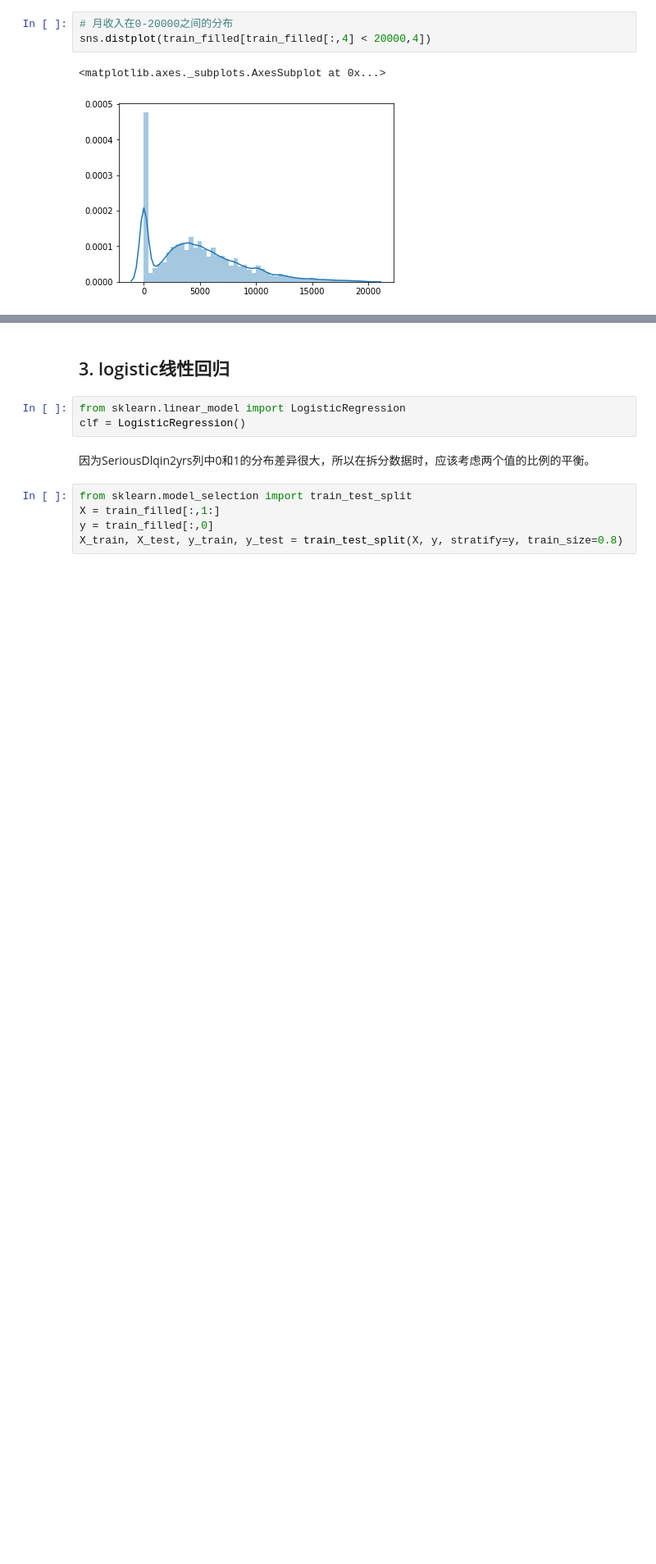
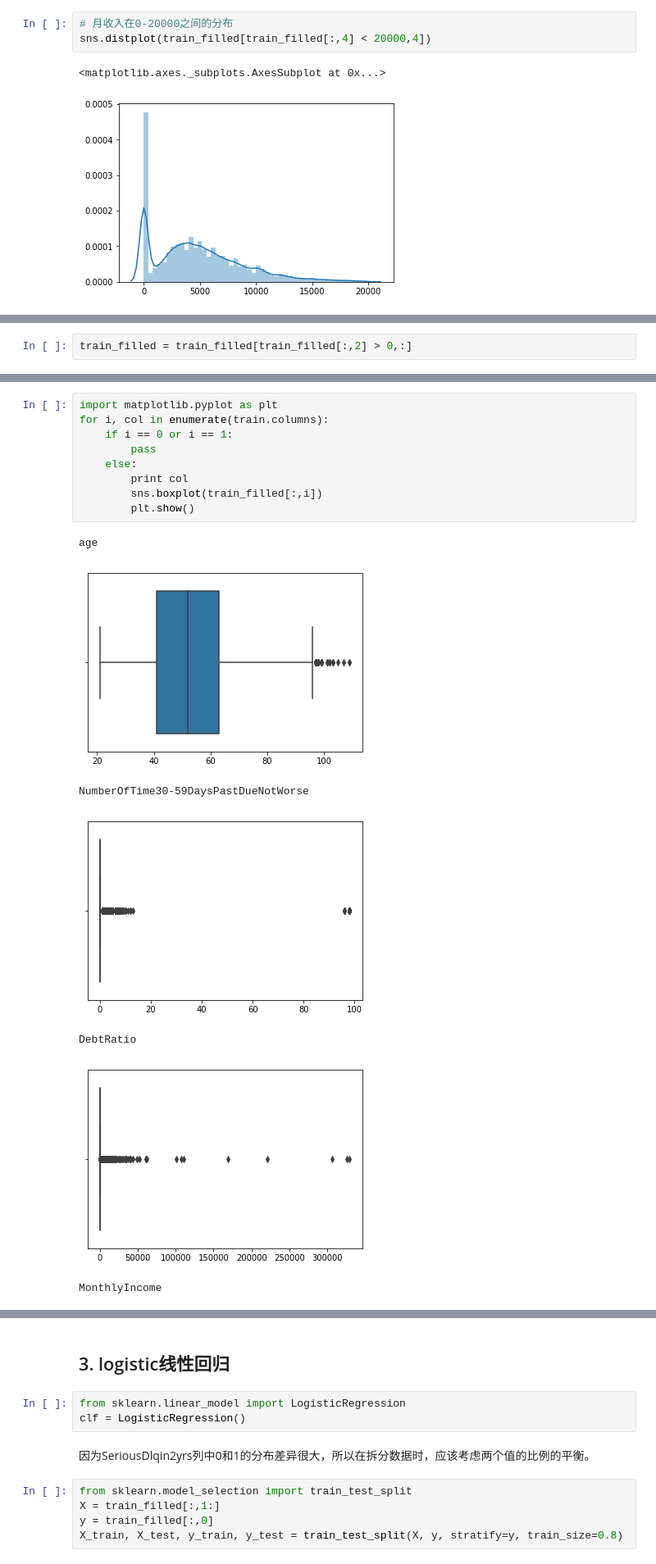
Before and after one commit to l0o0/MyNotes, a Jupyter notebook: MachineLearning/GiveMeSomeCredit/评分卡模型.ipynb, the cells around one changed output, grey strips where cells are left out. Shown at 82% size. Cells and saved outputs as stored; diff of their text form; blank space fills up the shorter version.

```diff
--- a/MachineLearning/GiveMeSomeCredit/评分卡模型.ipynb
+++ b/MachineLearning/GiveMeSomeCredit/评分卡模型.ipynb
@@ -137,0 +150,2 @@ sns.distplot(train_filled[train_filled[:,4] < 20000,4])
+# %%
+train_filled = train_filled[train_filled[:,2] > 0,:]
@@ -137,0 +156,17 @@ sns.distplot(train_filled[train_filled[:,4] < 20000,4])
+# %%
+import matplotlib.pyplot as plt
+for i, col in enumerate(train.columns):
+    if i == 0 or i == 1:
+        pass
+    else:
+        print col
+        sns.boxplot(train_filled[:,i])
+        plt.show()
+# %% [output]
+age
+[figure, added]
+NumberOfTime30-59DaysPastDueNotWorse
+[figure, added]
+DebtRatio
+[figure, added]
+MonthlyIncome
```
Also changed, not shown: parts of 55 cells of this notebook.
